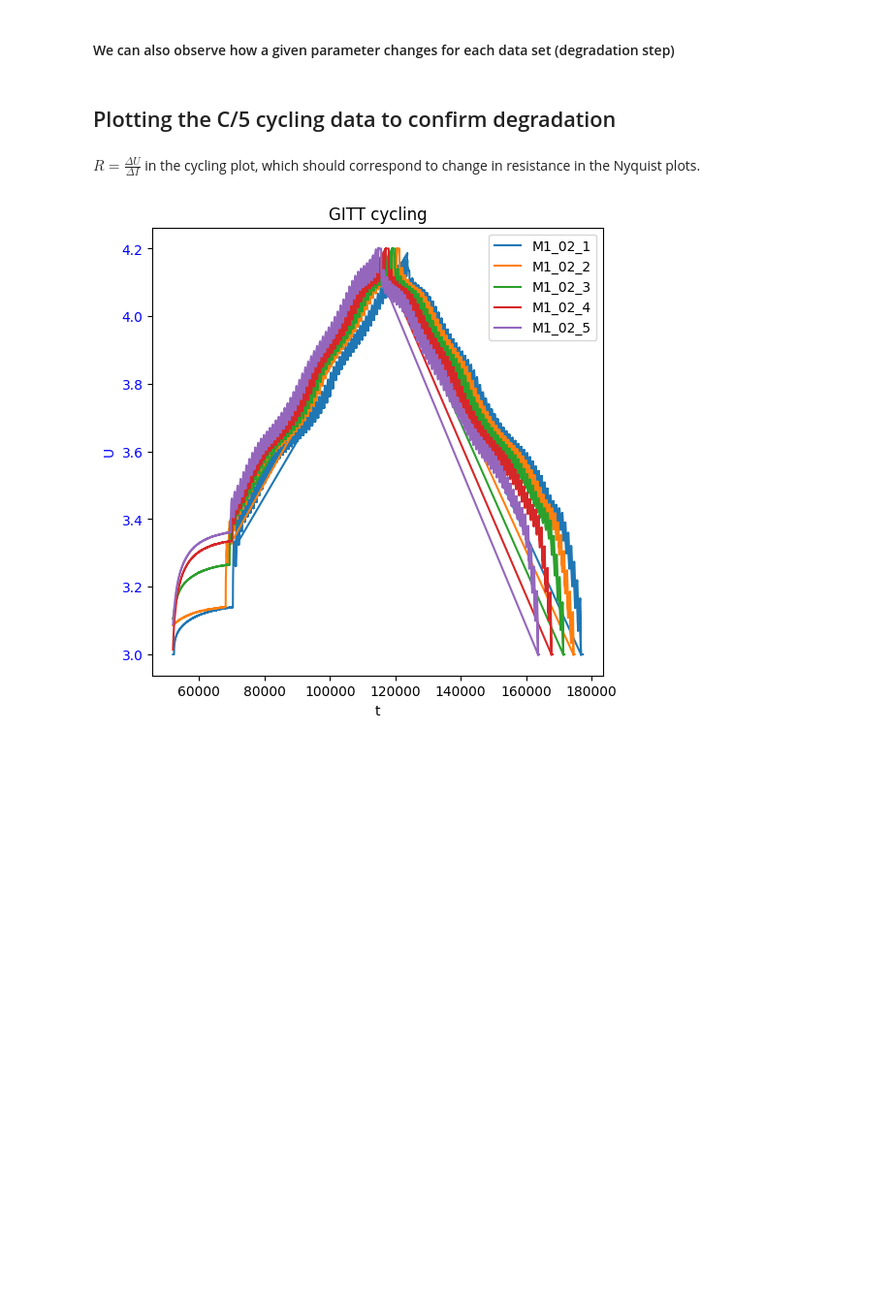
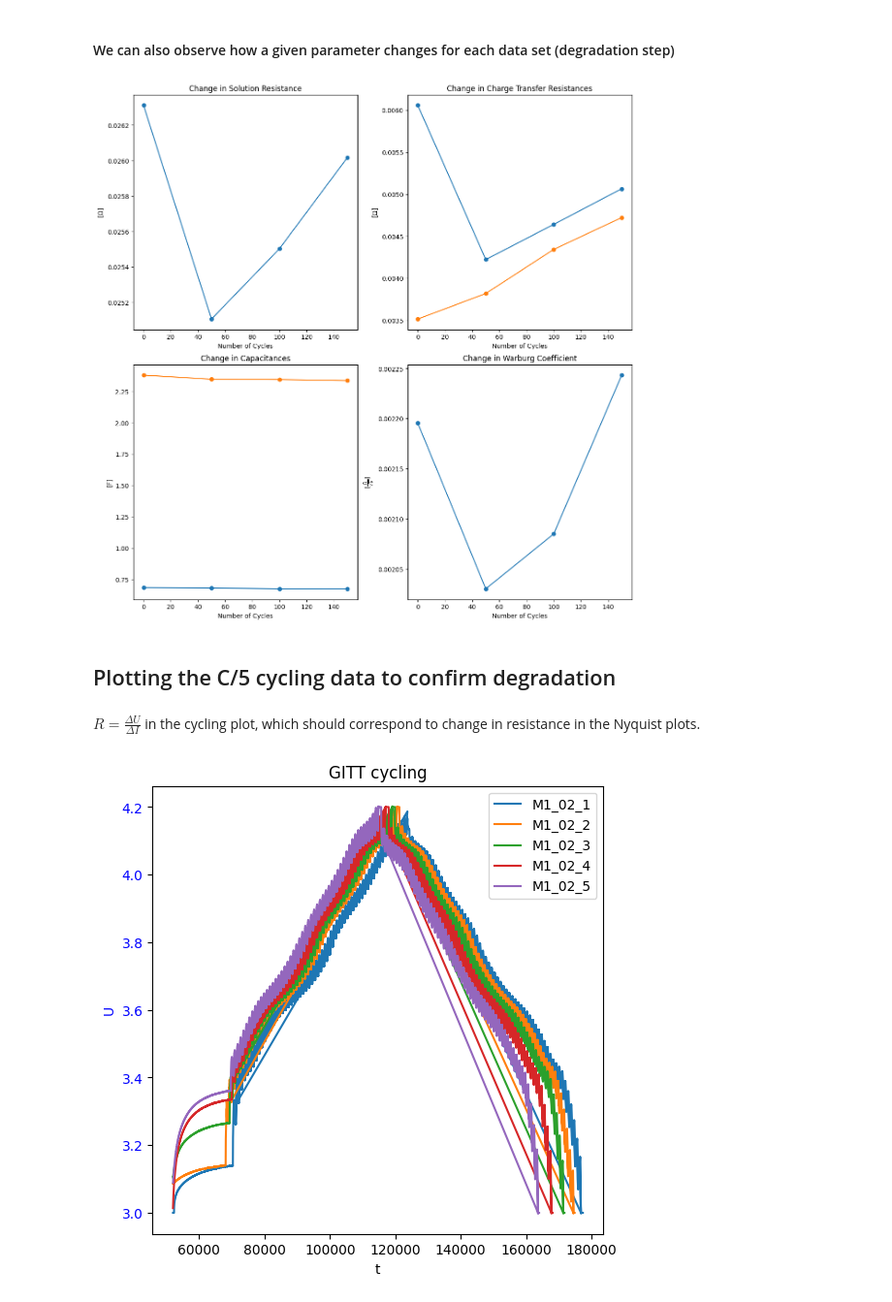
Before and after one commit to samaard2001/EIS-code, a Jupyter notebook: Code/EIS_main_code.ipynb, the cells around one changed output. Shown at 97% size. Drawn from its saved outputs; the diff is of its cells as text; code cells hidden in the pictures; blank space fills up the shorter version.

```diff
--- a/Code/EIS_main_code.ipynb
+++ b/Code/EIS_main_code.ipynb
@@ -293,7 +313,11 @@ interactive(children=(FloatSlider(value=0.0, description='t', max=4.504746264902
 #### We can also observe how a given parameter changes for each data set (degradation step)
 # %%
 from utils.changes_in_params_plot import finding_params
-from utils.changes_in_params_plot import plot_change_param
+from utils.changes_in_params_plot import first_plot_change_param, plot_change_param
+
+plot_change_param(a_randles, calc_randles_Z, optimize_diff)
+# %% [output]
+[figure, added]
 # %% [markdown]
 ## Plotting the C/5 cycling data to confirm degradation
 # %% [markdown]
```
Also changed, not shown: parts of 3 cells of this notebook, 5 other files.
